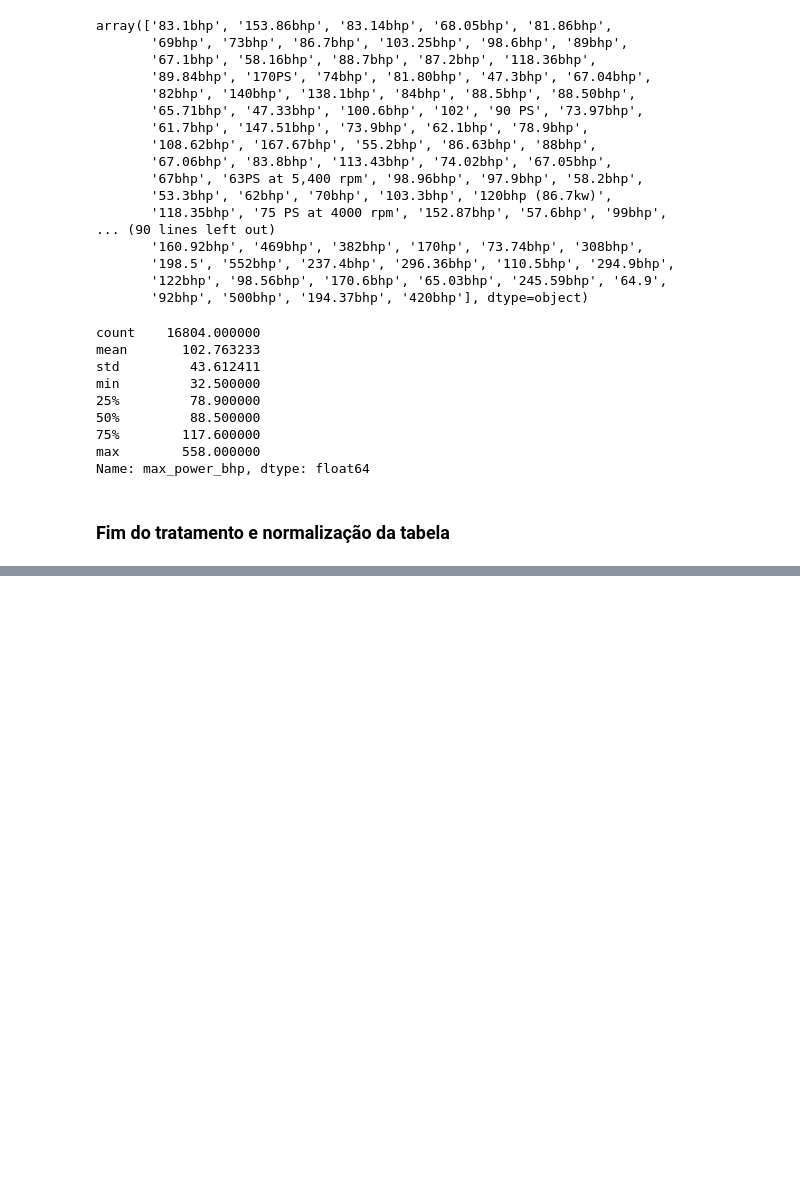
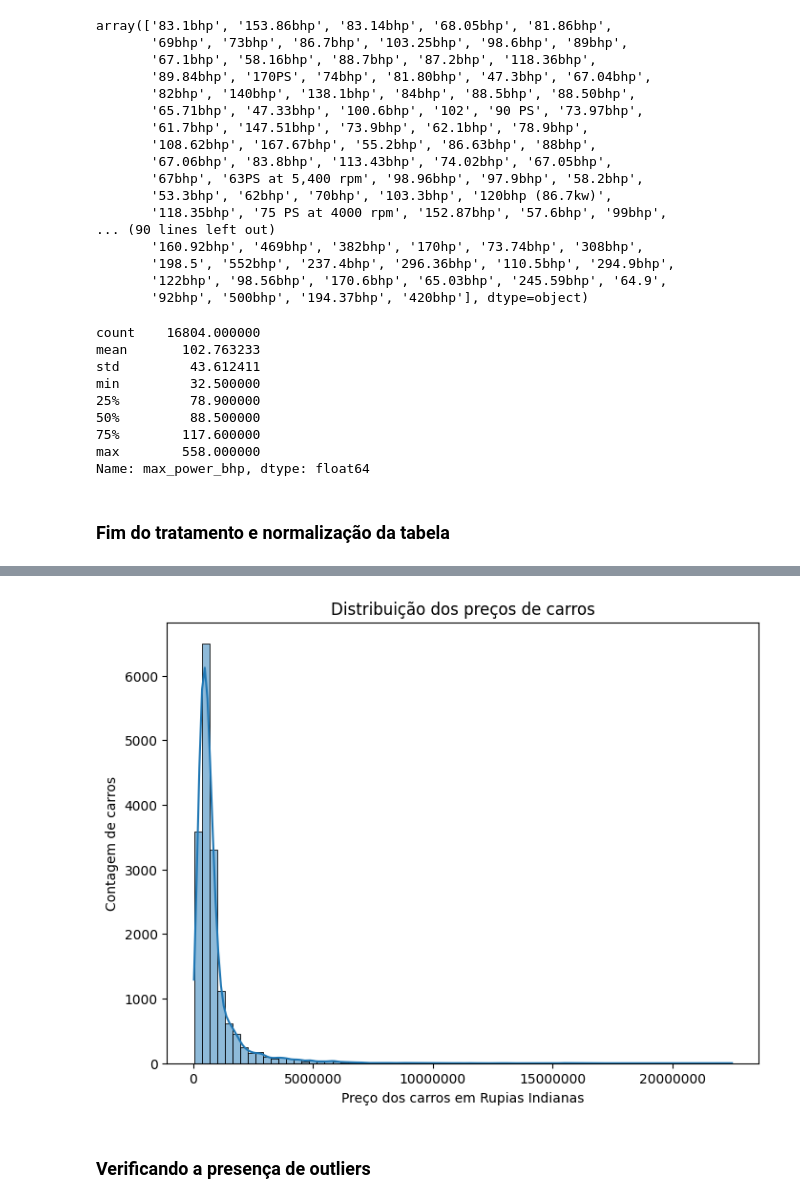
Before and after one commit to yagoschnorr/car-price-prediction, a Jupyter notebook: analise.ipynb, the cells around one changed output, grey strips where cells are left out. Saved outputs shown, nothing was run; the diff lists cells and outputs as text; code cells hidden in the pictures; blank space fills up the shorter version.

```diff
--- a/analise.ipynb
+++ b/analise.ipynb
@@ -370,0 +406,12 @@ df.head()
+# %%
+fig, ax = plt.subplots(figsize=(8,6))
+sns.histplot(df['resale_price_inr'], kde=True, bins=70)
+plt.title('Distribuição dos preços de carros')
+plt.ylabel('Contagem de carros')
+plt.xlabel('Preço dos carros em Rupias Indianas')
+ax.ticklabel_format(style='plain', axis='x')
+plt.show()
+# %% [output]
+[figure, added]
+# %% [markdown]
+### Verificando a presença de outliers
```
Also changed, not shown: parts of 12 cells of this notebook.
